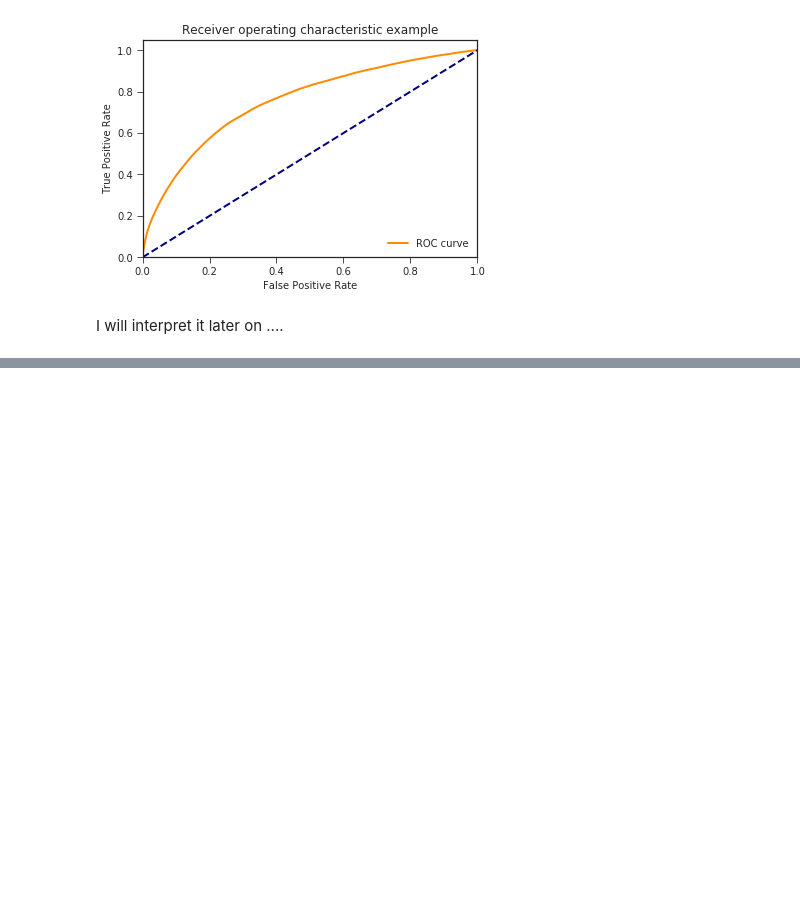
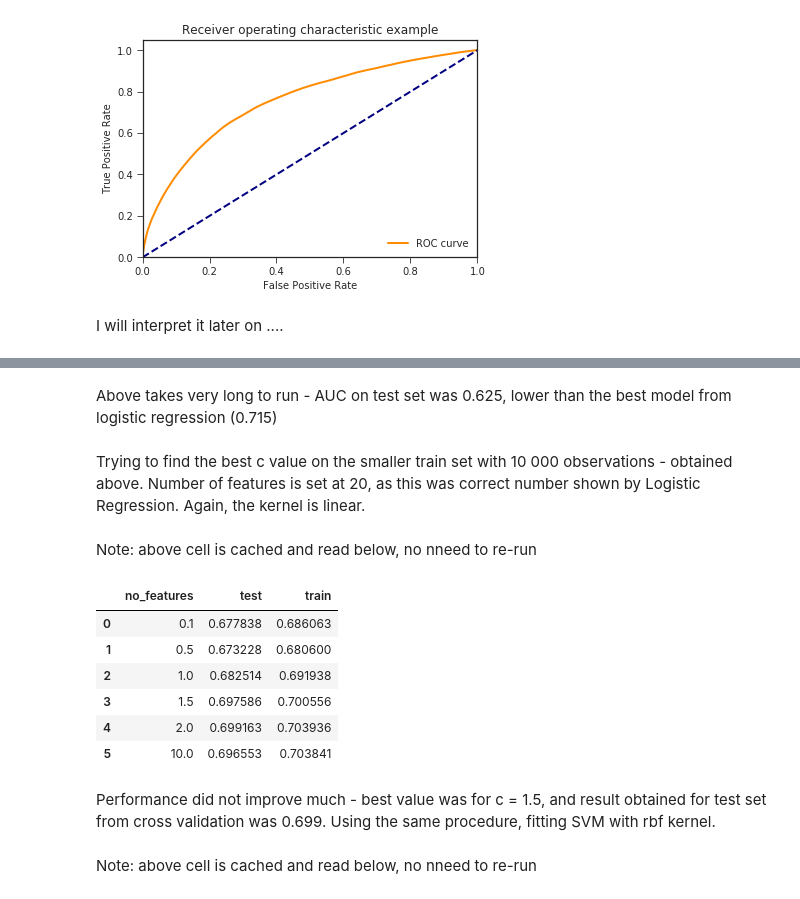
Before and after one commit to kmatusz/accidents, a Jupyter notebook: Modeling.ipynb, the cells around one changed output, grey strips where cells are left out. Saved outputs shown, nothing was run; the diff lists cells and outputs as text; code cells hidden in the pictures; blank space fills up the shorter version.

Commit message:
first tries using SVM and its variant based on SGD

```diff
--- a/Modeling.ipynb
+++ b/Modeling.ipynb
@@ -860,0 +639,4 @@ rfe.fit(x_train, y_train)
+# %% [markdown]
+Above takes very long to run - AUC on test set was 0.625, lower than the best model from logistic regression (0.715)
+# %% [markdown]
+Trying to find the best c value on the smaller train set with 10 000 observations - obtained above. Number of features is set at 20, as this was correct number shown by Logistic Regression. Again, the kernel is linear.
@@ -860,0 +676,16 @@ rfe.fit(x_train, y_train)
+# %% [markdown]
+Note: above cell is cached and read below, no nneed to re-run
+# %%
+roc_scores_svm = pd.read_pickle('models_cache/roc_scores_svm_from_minfo.pkl')
+# %%
+roc_scores_svm
+# %% [output]
+|  | no_features | test | train |
+| 0 | 0.1 | 0.677838 | 0.686063 |
+| 1 | 0.5 | 0.673228 | 0.680600 |
+| 2 | 1.0 | 0.682514 | 0.691938 |
+| 3 | 1.5 | 0.697586 | 0.700556 |
+| 4 | 2.0 | 0.699163 | 0.703936 |
+| 5 | 10.0 | 0.696553 | 0.703841 |
+# %% [markdown]
+Performance did not improve much - best value was for c = 1.5, and result obtained for test set from cross validation was 0.699. Using the same procedure, fitting SVM with rbf kernel.
@@ -860,0 +725,2 @@ rfe.fit(x_train, y_train)
+# %% [markdown]
+Note: above cell is cached and read below, no nneed to re-run
```
Also changed, not shown: parts of 57 cells of this notebook, 3 other files.
